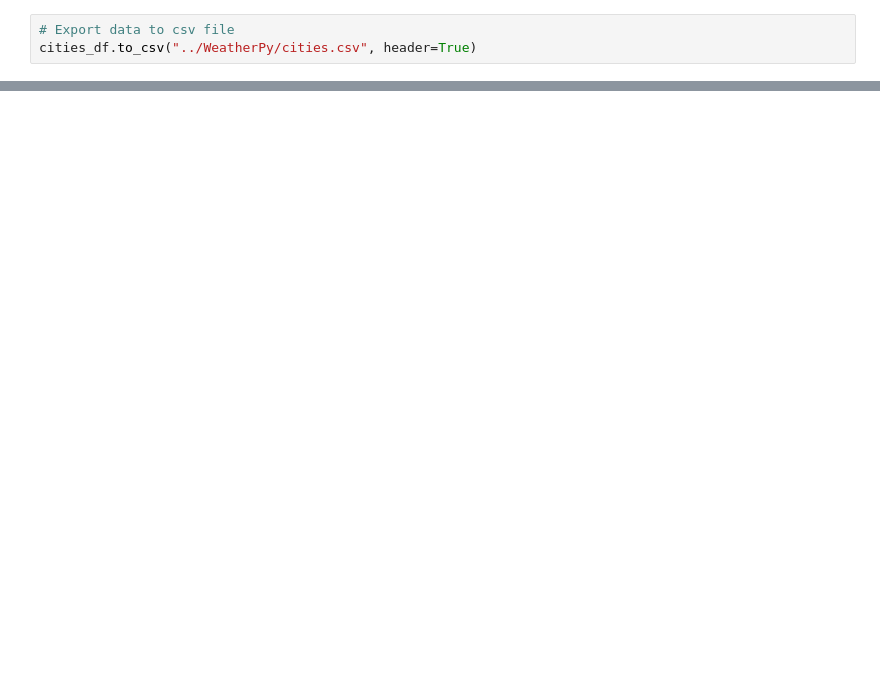
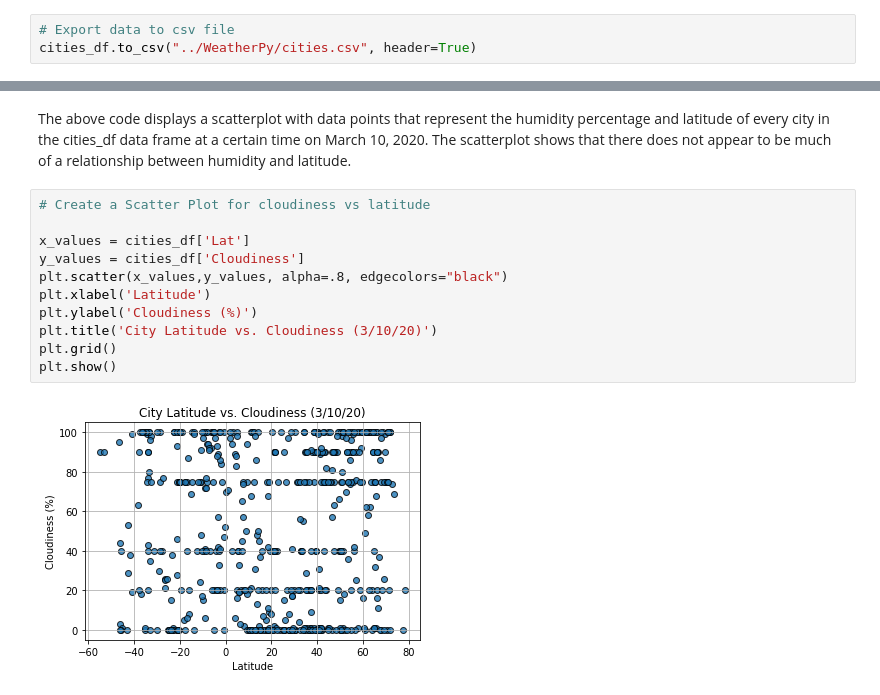
Before and after one commit to rdashcraft91/python-api-challenge, a Jupyter notebook: WeatherPy/WeatherPy.ipynb, the cells around one changed output, grey strips where cells are left out. Cells and saved outputs as stored; diff of their text form; blank space fills up the shorter version.

```diff
--- a/WeatherPy/WeatherPy.ipynb
+++ b/WeatherPy/WeatherPy.ipynb
@@ -143,0 +174,15 @@ cities_df.head()
+# %% [markdown]
+The above code displays a scatterplot with data points that represent the humidity percentage and latitude of every city in the cities_df data frame at a certain time on March 10, 2020. The scatterplot shows that there does not appear to be much of a relationship between humidity and latitude.
+# %%
+# Create a Scatter Plot for cloudiness vs latitude
+
+x_values = cities_df['Lat']
+y_values = cities_df['Cloudiness']
+plt.scatter(x_values,y_values, alpha=.8, edgecolors="black")
+plt.xlabel('Latitude')
+plt.ylabel('Cloudiness (%)')
+plt.title('City Latitude vs. Cloudiness (3/10/20)')
+plt.grid()
+plt.show()
+# %% [output]
+[figure, added]
```
Also changed, not shown: parts of 20 cells of this notebook, 2 other files.
